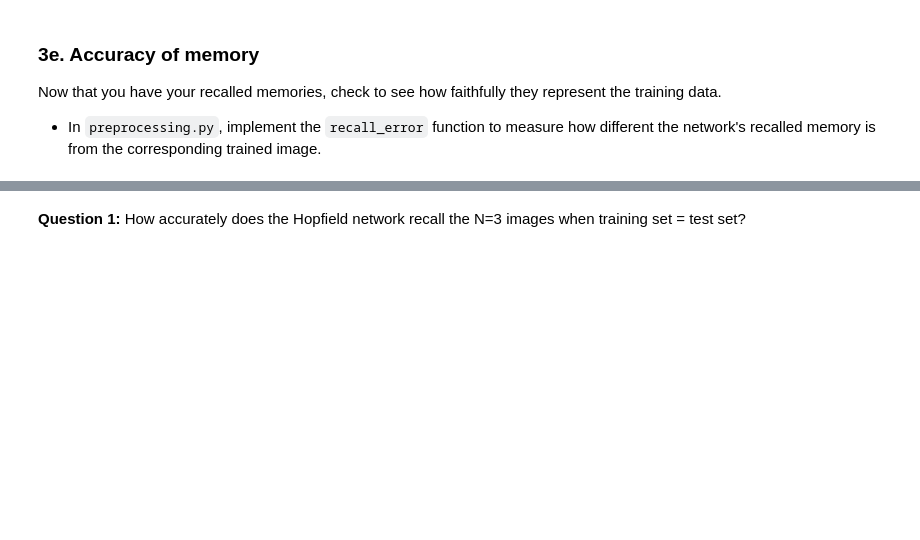
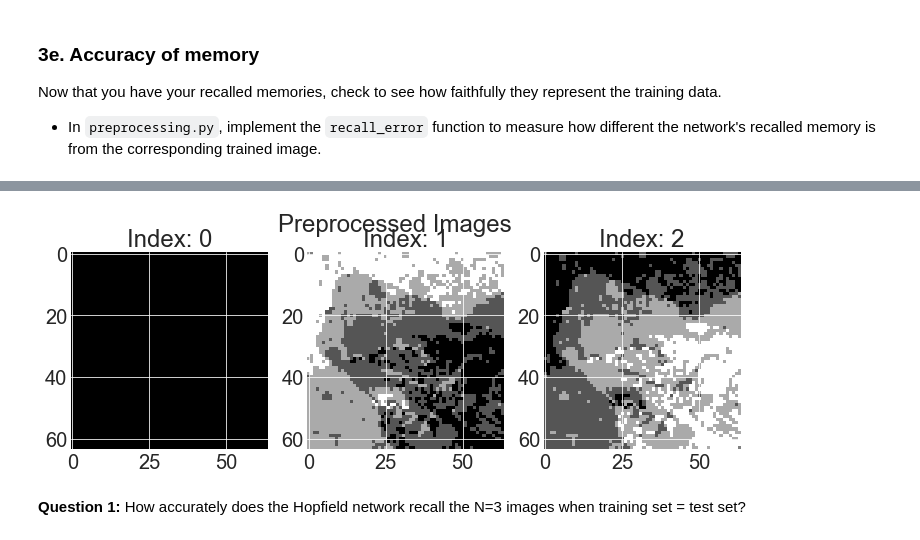
Before and after one commit to ejseal21/Computational-Neuroscience, a Jupyter notebook: Project2/hopfield.ipynb, the cells around one changed output, grey strips where cells are left out. Saved outputs shown, nothing was run; the diff lists cells and outputs as text; code cells hidden in the pictures; blank space fills up the shorter version.

```diff
--- a/Project2/hopfield.ipynb
+++ b/Project2/hopfield.ipynb
@@ -172,7 +173,7 @@ imgs_pp = preprocessing.img2binaryvectors(imgs)
 ##### (ii) Image pattern test
 # %%
 # make your Hopfield net here
-
+net = HopfieldNet(imgs_pp, 64, 64)
 print(f'Your wts have shape {net.wts.shape}. Should be (16384, 16384)')
 print(f'Your wts have these min/max values {net.wts.min()}/{net.wts.max()}. Should be -1.0/1.0.\n')
 print(f'Is your wt matrix symmetric? {np.allclose(net.wts, net.wts.T)}')
@@ -200,9 +188,9 @@ Is your wt matrix symmetric? True
 NOTE: `imgs_pp` represents the preprocessed bipolar vectors. Substitute your own variable name.
 # %%
 np.random.seed(1)
-print(test_net_act[:10])
+test_net = HopfieldNet(imgs_pp, 64, 64)
 test_M = 100
-net.wts = np.random.choice([-1, 1], size=(test_M, test_M))
-test_net_act = np.random.choice([-1, 1], size=imgs_pp.shape[-1])
-print(f'The network energy with the test random pattern is {net.energy(test_net_act):.2f} and should be -1019.33.')
+test_net_act = np.random.choice([-1, 1], size=test_M)
+test_net.wts = np.random.choice([-1, 1], size=(test_M, test_M))
+print(f'The network energy with the test random pattern is {test_net.energy(test_net_act):.2f} and should be -14.00.')
 # %% [output]
@@ -227,3 +214,8 @@ TypeError: 'NoneType' object is not subscriptable
+# %%
+pred_imgs = preprocessing.vec2img(preds,64, 64)
+row_plot(pred_imgs, 'Preprocessed Images', cmap='gray')
+# %% [output]
+[figure, added]
 # %% [markdown]
 **Question 1:** How accurately does the Hopfield network recall the N=3 images when training set = test set?
 # %% [markdown]
```
Also changed, not shown: parts of 5 cells of this notebook, 1 other file.
